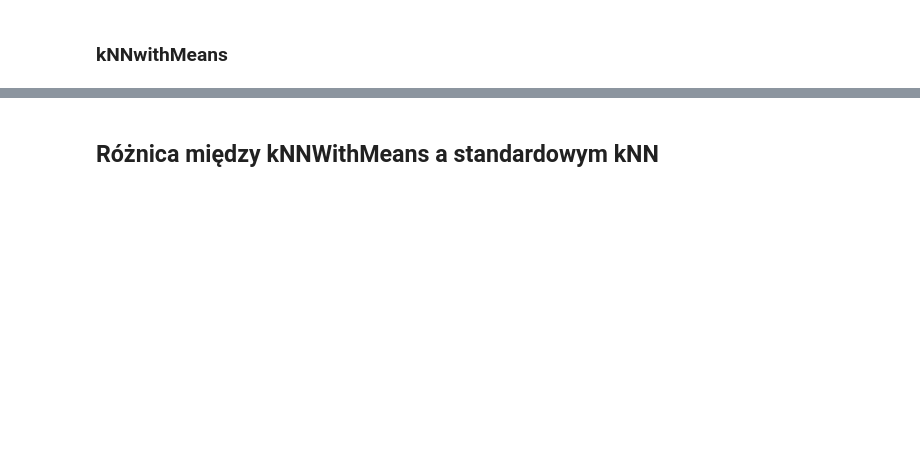
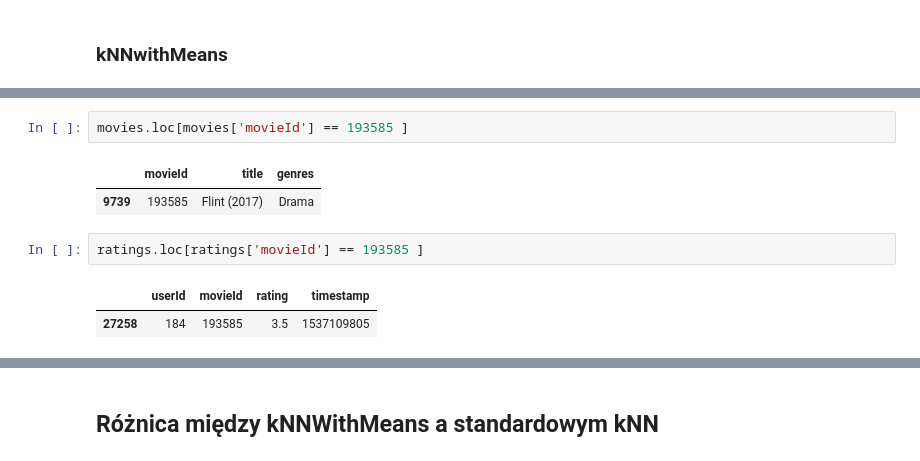
Before and after one commit to MlekoZjad/ML_2024, a Jupyter notebook: Case 2.ipynb, the cells around one changed output, grey strips where cells are left out. Drawn from its saved outputs; the diff is of its cells as text; blank space fills up the shorter version.

```diff
--- a/Case 2.ipynb
+++ b/Case 2.ipynb
@@ -876,0 +982,10 @@ Because you watched Flint (2017) (Drama)
+# %%
+movies.loc[movies['movieId'] == 193585 ]
+# %% [output]
+|  | movieId | title | genres |
+| 9739 | 193585 | Flint (2017) | Drama |
+# %%
+ratings.loc[ratings['movieId'] == 193585 ]
+# %% [output]
+|  | userId | movieId | rating | timestamp |
+| 27258 | 184 | 193585 | 3.5 | 1537109805 |
```
Also changed, not shown: parts of 55 cells of this notebook.
